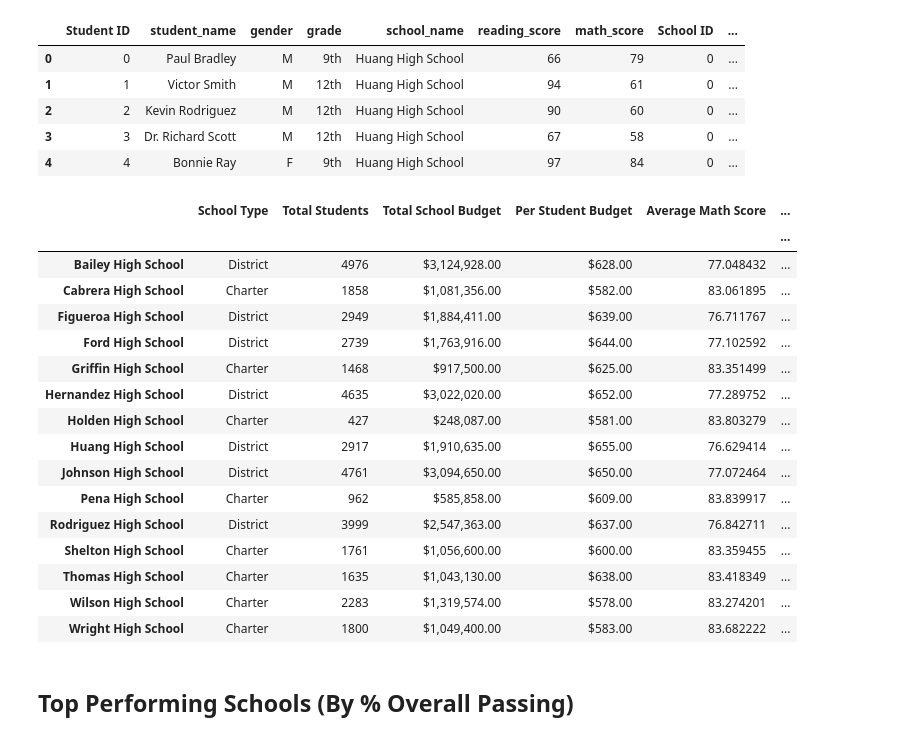
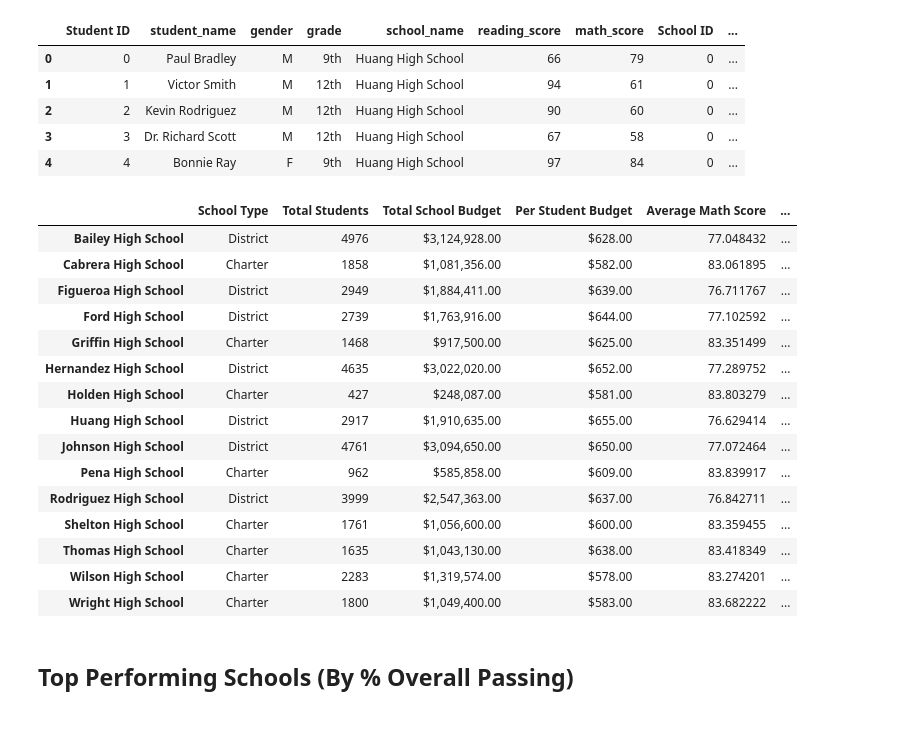
Before and after one commit to pammeyer80/pandas-challenge, a Jupyter notebook: PyCitySchools/PyCitySchools_starter.ipynb, the cells around one changed output. Drawn from its saved outputs; the diff is of its cells as text; code cells hidden in the pictures.

```diff
--- a/PyCitySchools/PyCitySchools_starter.ipynb
+++ b/PyCitySchools/PyCitySchools_starter.ipynb
@@ -144,35 +144,34 @@ merge_df = pd.merge(merge_df, grouped_schools_passboth_df, on="school_name")
 merge_df["per_student_budget"] = merge_df["budget"]/merge_df["Student ID_x"]
 merge_df["passing_math"] = merge_df["math_score_y"]/merge_df["Student ID_x"]*100
 merge_df["passing_read"] = merge_df["reading_score_y"]/merge_df["Student ID_x"]*100
 merge_df["passing_both"] = merge_df["Student ID_y"]/merge_df["Student ID_x"]*100
 
 
 school_summary_df = merge_df.rename(columns={"type": "School Type"
                                              ,"Student ID_x": "Total Students"
                                              ,"budget": "Total School Budget"
                                              ,"per_student_budget": "Per Student Budget"
                                              ,"math_score_x": "Average Math Score"
                                              ,"reading_score_x": "Average Reading Score"
                                              ,"passing_math": "% Passing Math"
                                              ,"passing_read": "% Passing Reading"
                                              ,"passing_both": "% Overall Passing"
                                             })
 
 school_summary_df = school_summary_df[["school_name", "School Type", "Total Students", "Total School Budget", "Per Student Budget",
                                       "Average Math Score","Average Reading Score", "% Passing Math", "% Passing Reading", "% Overall Passing"
                                       ]]
 school_summary_df = school_summary_df.set_index("school_name")
-school_summary_df = school_summary_df.rename_axis("")
+school_summary_df.index.name=None
 
 #Format dataframe columns of Total Students and Total Budget
 school_summary_df["Total School Budget"] = school_summary_df["Total School Budget"].map("${:,.2f}".format)
 school_summary_df["Per Student Budget"] = school_summary_df["Per Student Budget"].map("${:,.2f}".format)
 
 school_summary_df
 #passed_math
 # %% [output]
 |  | School Type | Total Students | Total School Budget | Per Student Budget | Average Math Score | ... |
-|  |  |  |  |  |  | ... |
 | Bailey High School | District | 4976 | $3,124,928.00 | $628.00 | 77.048432 | ... |
 | Cabrera High School | Charter | 1858 | $1,081,356.00 | $582.00 | 83.061895 | ... |
 | Figueroa High School | District | 2949 | $1,884,411.00 | $639.00 | 76.711767 | ... |
```
Also changed, not shown: parts of 4 cells of this notebook.
